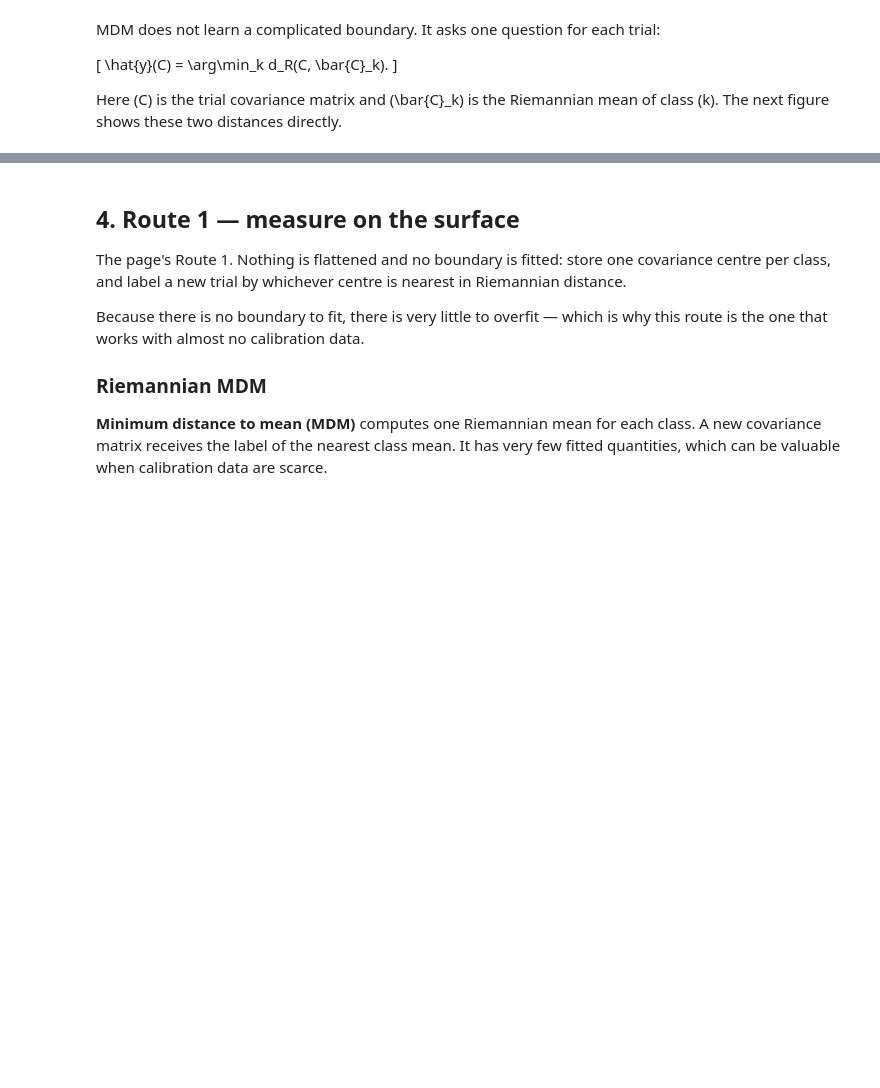
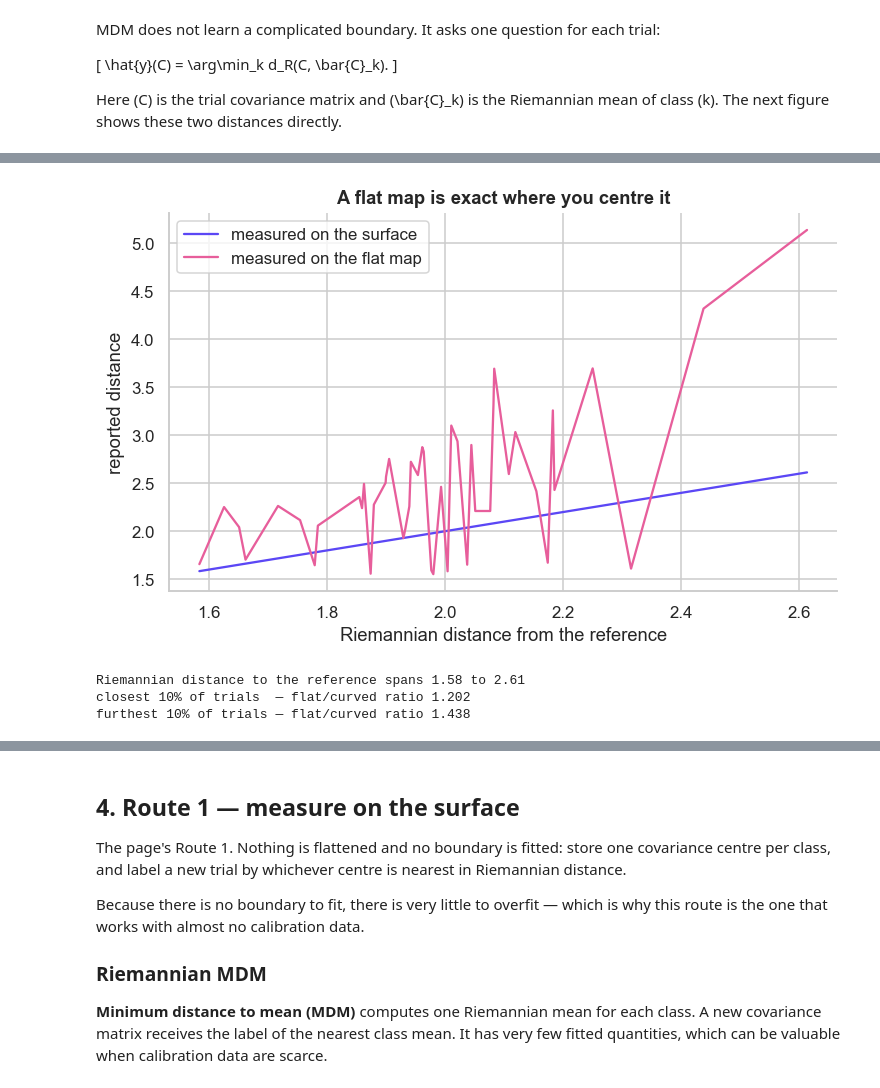
Before and after one commit to Itamar-Avitan/curved-spaces-brain-signals, a Jupyter notebook: notebooks/01_riemannian_eeg_motor_imagery.ipynb, the cells around one changed output, grey strips where cells are left out. Drawn from its saved outputs; the diff is of its cells as text; code cells hidden in the pictures; blank space fills up the shorter version.

```diff
--- a/notebooks/01_riemannian_eeg_motor_imagery.ipynb
+++ b/notebooks/01_riemannian_eeg_motor_imagery.ipynb
@@ -1011,0 +1113,39 @@ display(Markdown(
+# %%
+# Purpose: Measure where the flat map is exact and where it stops being exact.
+
+from pyriemann.utils.base import invsqrtm
+from pyriemann.utils.distance import distance_riemann
+
+reference_point = mean_riemann(covariances)
+whitening = invsqrtm(reference_point)
+whitened = whitening @ covariances @ whitening
+identity = np.eye(covariances.shape[-1])
+
+riemannian_gap = np.array(
+    [distance_riemann(reference_point, c) for c in covariances]
+)
+flat_gap = np.linalg.norm(whitened - identity, axis=(-2, -1))
+
+order = np.argsort(riemannian_gap)
+figure, axis = plt.subplots(figsize=(7, 4.5))
+axis.plot(riemannian_gap[order], riemannian_gap[order], label="measured on the surface")
+axis.plot(riemannian_gap[order], flat_gap[order], label="measured on the flat map")
+axis.set_xlabel("Riemannian distance from the reference")
+axis.set_ylabel("reported distance")
+axis.set_title("A flat map is exact where you centre it")
+axis.legend()
+figure.tight_layout()
+plt.show()
+
+near = riemannian_gap < np.quantile(riemannian_gap, 0.1)
+far = riemannian_gap > np.quantile(riemannian_gap, 0.9)
+# How far out do the trials actually sit? The ratios below are only
+# readable next to the range they were measured over.
+print(f"Riemannian distance to the reference spans {riemannian_gap.min():.2f} to {riemannian_gap.max():.2f}")
+print(f"closest 10% of trials  — flat/curved ratio {np.mean(flat_gap[near] / riemannian_gap[near]):.3f}")
+print(f"furthest 10% of trials — flat/curved ratio {np.mean(flat_gap[far] / riemannian_gap[far]):.3f}")
+# %% [output]
+[figure, added]
+Riemannian distance to the reference spans 1.58 to 2.61
+closest 10% of trials  — flat/curved ratio 1.202
+furthest 10% of trials — flat/curved ratio 1.438
```
Also changed, not shown: parts of 38 cells of this notebook, 4 other files.
